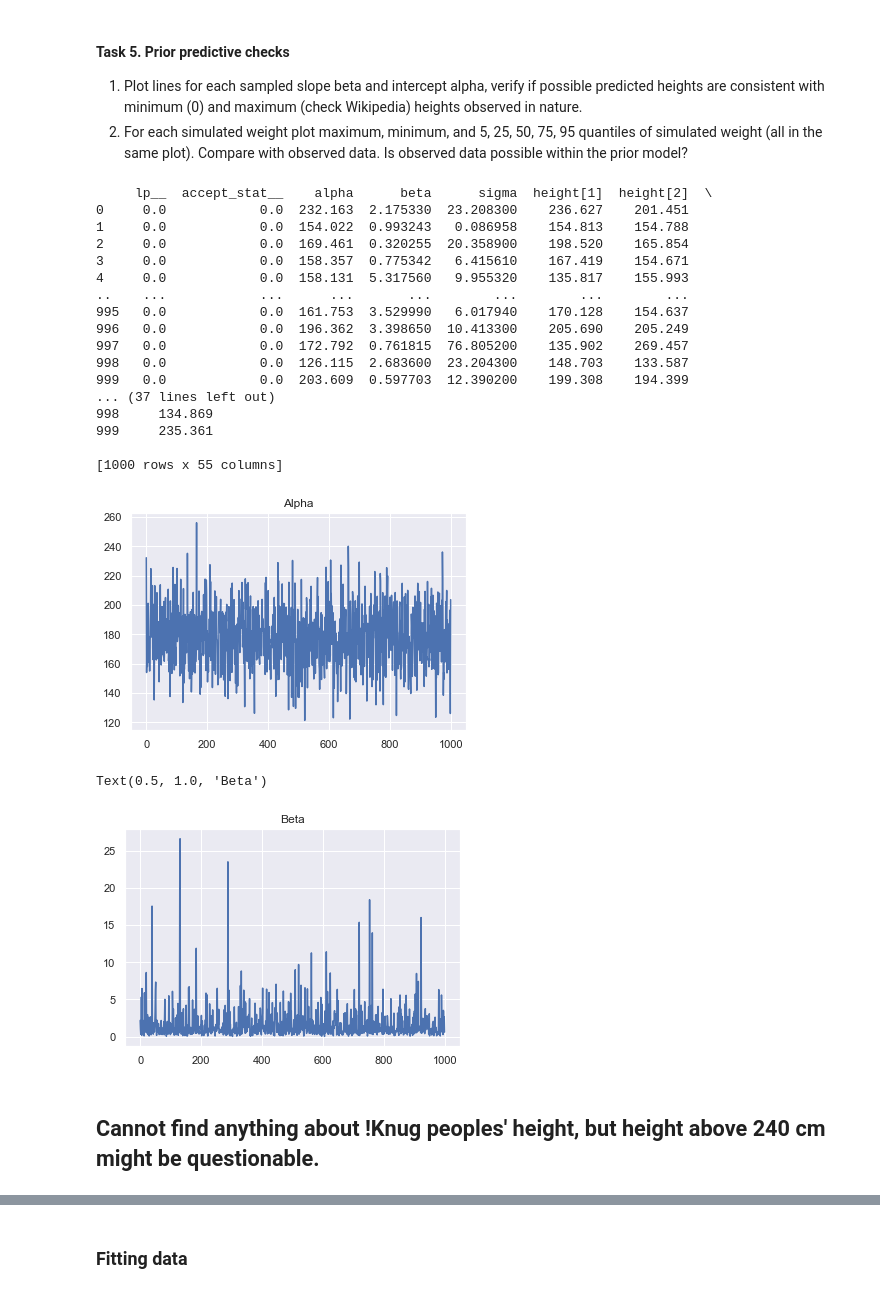
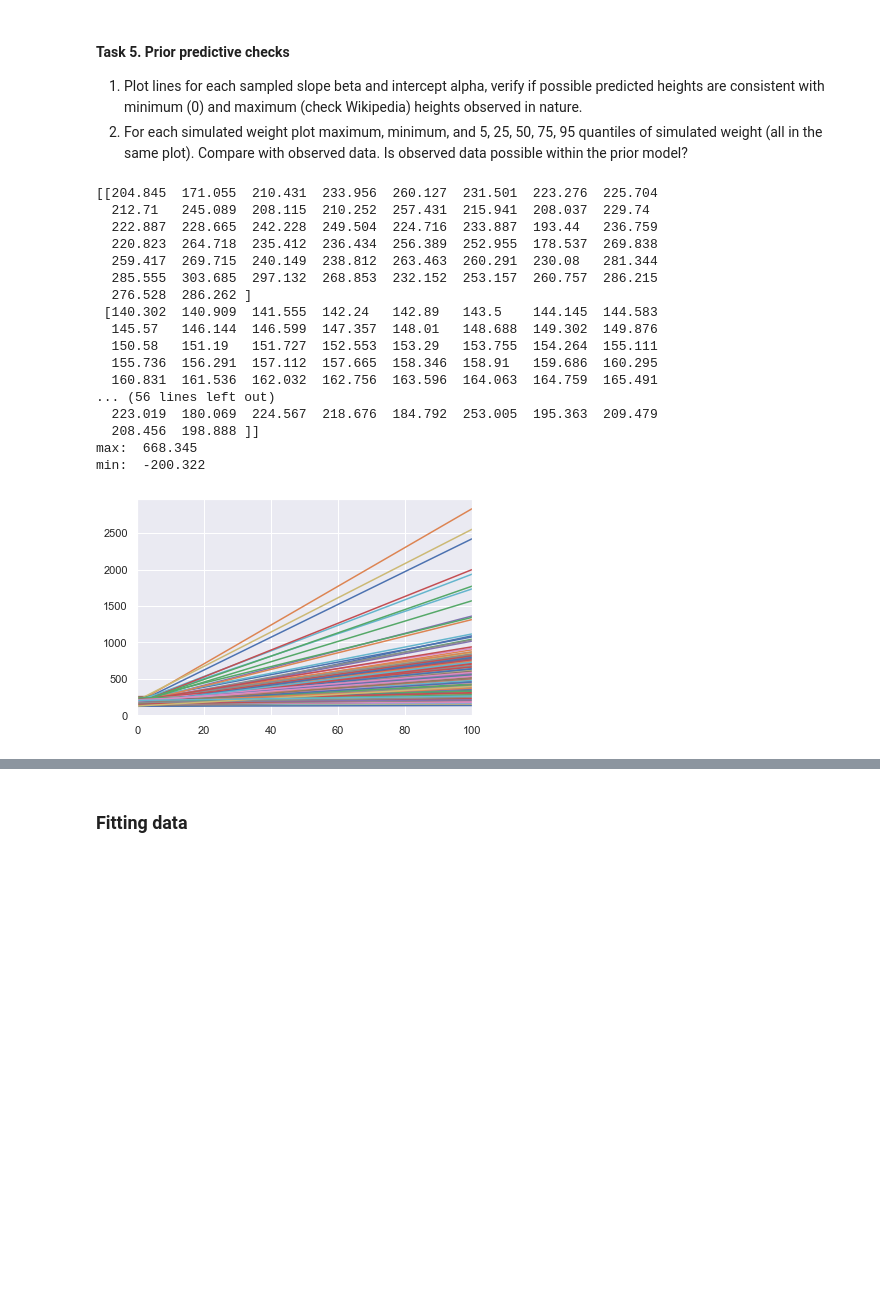
Before and after one commit to tenkinogawa/Data-Analytics, a Jupyter notebook: Lab4/Agnieszka_Welian_lab4.ipynb, the cells around one changed output, grey strips where cells are left out. Saved outputs shown, nothing was run; the diff lists cells and outputs as text; code cells hidden in the pictures; blank space fills up the shorter version.

```diff
--- a/Lab4/Agnieszka_Welian_lab4.ipynb
+++ b/Lab4/Agnieszka_Welian_lab4.ipynb
@@ -241,34 +273,34 @@ INFO:cmdstanpy:CmdStan done processing.
 #### Task 5. Prior predictive checks
 1. Plot lines for each sampled slope beta and intercept alpha, verify if possible predicted heights are consistent with minimum (0) and maximum (check Wikipedia) heights observed in nature.
 2. For each simulated weight plot maximum, minimum, and 5, 25, 50, 75, 95 quantiles of simulated weight (all in the same plot). Compare with observed data. Is observed data possible within the prior model?
-# %%
-data = sim.draws_pd()
-print(data)
-plt.plot(data['alpha'])
-plt.title('Alpha')
-plt.show()
-plt.plot(data['beta'])
-plt.title('Beta')
-# %% [output]
-     lp__  accept_stat__    alpha      beta      sigma  height[1]  height[2]  \
-0     0.0            0.0  232.163  2.175330  23.208300    236.627    201.451
-1     0.0            0.0  154.022  0.993243   0.086958    154.813    154.788
-2     0.0            0.0  169.461  0.320255  20.358900    198.520    165.854
-3     0.0            0.0  158.357  0.775342   6.415610    167.419    154.671
-4     0.0            0.0  158.131  5.317560   9.955320    135.817    155.993
-..    ...            ...      ...       ...        ...        ...        ...
-995   0.0            0.0  161.753  3.529990   6.017940    170.128    154.637
-996   0.0            0.0  196.362  3.398650  10.413300    205.690    205.249
-997   0.0            0.0  172.792  0.761815  76.805200    135.902    269.457
-998   0.0            0.0  126.115  2.683600  23.204300    148.703    133.587
-999   0.0            0.0  203.609  0.597703  12.390200    199.308    194.399
-... (37 lines left out)
-998     134.869
-999     235.361
-
-[1000 rows x 55 columns]
-[figure, removed]
-Text(0.5, 1.0, 'Beta')
-[figure, removed]
-# %% [markdown]
-## Cannot find anything about !Knug peoples' height, but height above 240 cm might be questionable.
+# %%
+x2 = np.array([0, 100])
+
+for alpha, beta in zip(sim.stan_variable('alpha'), sim.stan_variable('beta')):
+    x = np.array([0, 100])
+    y = alpha + beta * x2
+    plt.plot(x, y)
+    plt.xlim([0, 100])
+print(sim.stan_variable('height')[:10])
+
+print('max: ', np.max(sim.stan_variable('height')))
+print('min: ', np.min(sim.stan_variable('height')))
+# %% [output]
+[[204.845  171.055  210.431  233.956  260.127  231.501  223.276  225.704
+  212.71   245.089  208.115  210.252  257.431  215.941  208.037  229.74
+  222.887  228.665  242.228  249.504  224.716  233.887  193.44   236.759
+  220.823  264.718  235.412  236.434  256.389  252.955  178.537  269.838
+  259.417  269.715  240.149  238.812  263.463  260.291  230.08   281.344
+  285.555  303.685  297.132  268.853  232.152  253.157  260.757  286.215
+  276.528  286.262 ]
+ [140.302  140.909  141.555  142.24   142.89   143.5    144.145  144.583
+  145.57   146.144  146.599  147.357  148.01   148.688  149.302  149.876
+  150.58   151.19   151.727  152.553  153.29   153.755  154.264  155.111
+  155.736  156.291  157.112  157.665  158.346  158.91   159.686  160.295
+  160.831  161.536  162.032  162.756  163.596  164.063  164.759  165.491
+... (56 lines left out)
+  223.019  180.069  224.567  218.676  184.792  253.005  195.363  209.479
+  208.456  198.888 ]]
+max:  668.345
+min:  -200.322
+[figure, added]
```
Also changed, not shown: parts of 14 cells of this notebook, 21 other files.
